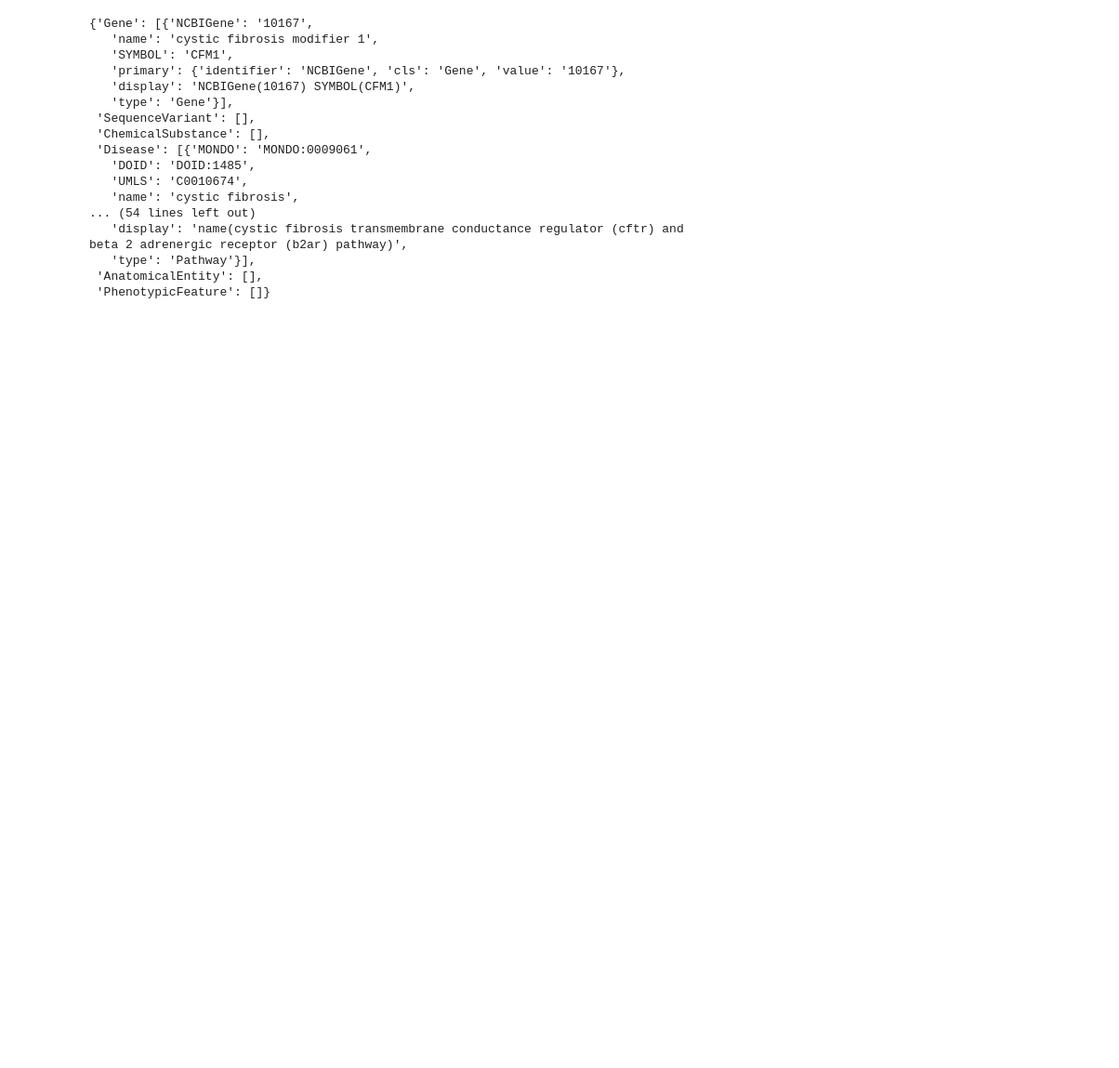
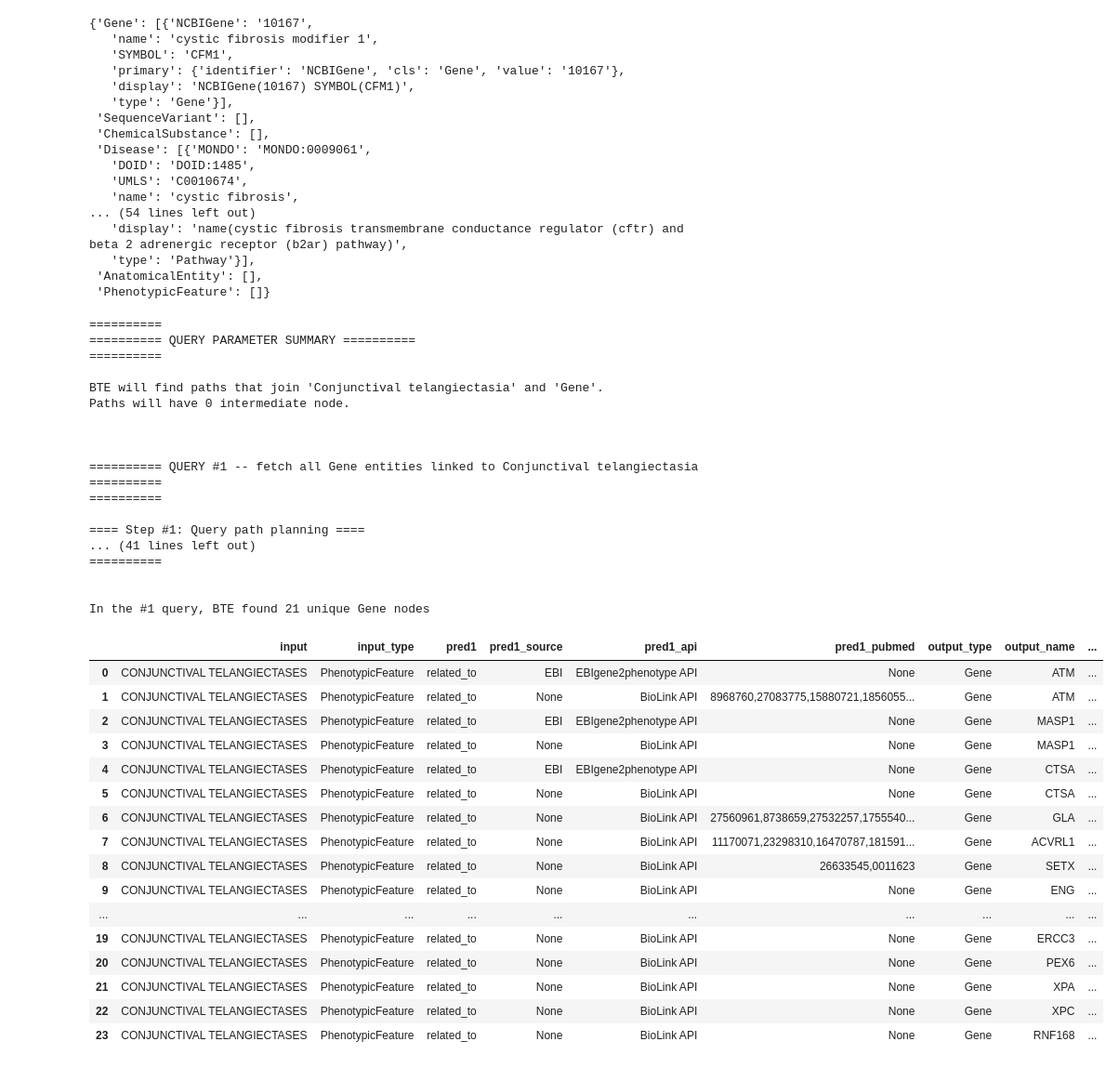
Before and after one commit to polyg314/BTE_notebooks, a Jupyter notebook: Example Queries.ipynb, the cells around one changed output. Shown at 93% size. Drawn from its saved outputs; the diff is of its cells as text; code cells hidden in the pictures; blank space fills up the shorter version.

```diff
--- a/Example Queries.ipynb
+++ b/Example Queries.ipynb
@@ -172,3 +188,44 @@ ht.query("cystic fibrosis")
    'type': 'Pathway'}],
  'AnatomicalEntity': [],
  'PhenotypicFeature': []}
+# %%
+ftt = ht.query('HP:0000524')["PhenotypicFeature"][0]
+# %%
+fc = FindConnection(input_obj=ftt, output_obj='Gene', intermediate_nodes=None)
+fc.connect(verbose=True)
+fc.display_table_view()
+# %% [output]
+==========
+========== QUERY PARAMETER SUMMARY ==========
+==========
+
+BTE will find paths that join 'Conjunctival telangiectasia' and 'Gene'.                   Paths will have 0 intermediate node.
+
+
+
+========== QUERY #1 -- fetch all Gene entities linked to Conjunctival telangiectasia ==========
+==========
+
+==== Step #1: Query path planning ====
+... (41 lines left out)
+==========
+
+
+In the #1 query, BTE found 21 unique Gene nodes
+|  | input | input_type | pred1 | pred1_source | pred1_api | pred1_pubmed | output_type | output_name | ... |
+| 0 | CONJUNCTIVAL TELANGIECTASES | PhenotypicFeature | related_to | EBI | EBIgene2phenotype API | None | Gene | ATM | ... |
+| 1 | CONJUNCTIVAL TELANGIECTASES | PhenotypicFeature | related_to | None | BioLink API | 8968760,27083775,15880721,1856055... | Gene | ATM | ... |
+| 2 | CONJUNCTIVAL TELANGIECTASES | PhenotypicFeature | related_to | EBI | EBIgene2phenotype API | None | Gene | MASP1 | ... |
+| 3 | CONJUNCTIVAL TELANGIECTASES | PhenotypicFeature | related_to | None | BioLink API | None | Gene | MASP1 | ... |
+| 4 | CONJUNCTIVAL TELANGIECTASES | PhenotypicFeature | related_to | EBI | EBIgene2phenotype API | None | Gene | CTSA | ... |
+| 5 | CONJUNCTIVAL TELANGIECTASES | PhenotypicFeature | related_to | None | BioLink API | None | Gene | CTSA | ... |
+| 6 | CONJUNCTIVAL TELANGIECTASES | PhenotypicFeature | related_to | None | BioLink API | 27560961,8738659,27532257,1755540... | Gene | GLA | ... |
+| 7 | CONJUNCTIVAL TELANGIECTASES | PhenotypicFeature | related_to | None | BioLink API | 11170071,23298310,16470787,181591... | Gene | ACVRL1 | ... |
+| 8 | CONJUNCTIVAL TELANGIECTASES | PhenotypicFeature | related_to | None | BioLink API | 26633545,0011623 | Gene | SETX | ... |
+| 9 | CONJUNCTIVAL TELANGIECTASES | PhenotypicFeature | related_to | None | BioLink API | None | Gene | ENG | ... |
+| ... | ... | ... | ... | ... | ... | ... | ... | ... | ... |
+| 19 | CONJUNCTIVAL TELANGIECTASES | PhenotypicFeature | related_to | None | BioLink API | None | Gene | ERCC3 | ... |
+| 20 | CONJUNCTIVAL TELANGIECTASES | PhenotypicFeature | related_to | None | BioLink API | None | Gene | PEX6 | ... |
+| 21 | CONJUNCTIVAL TELANGIECTASES | PhenotypicFeature | related_to | None | BioLink API | None | Gene | XPA | ... |
+| 22 | CONJUNCTIVAL TELANGIECTASES | PhenotypicFeature | related_to | None | BioLink API | None | Gene | XPC | ... |
+| 23 | CONJUNCTIVAL TELANGIECTASES | PhenotypicFeature | related_to | None | BioLink API | None | Gene | RNF168 | ... |
```
Also changed, not shown: parts of 1 cell of this notebook, 4 other files.
